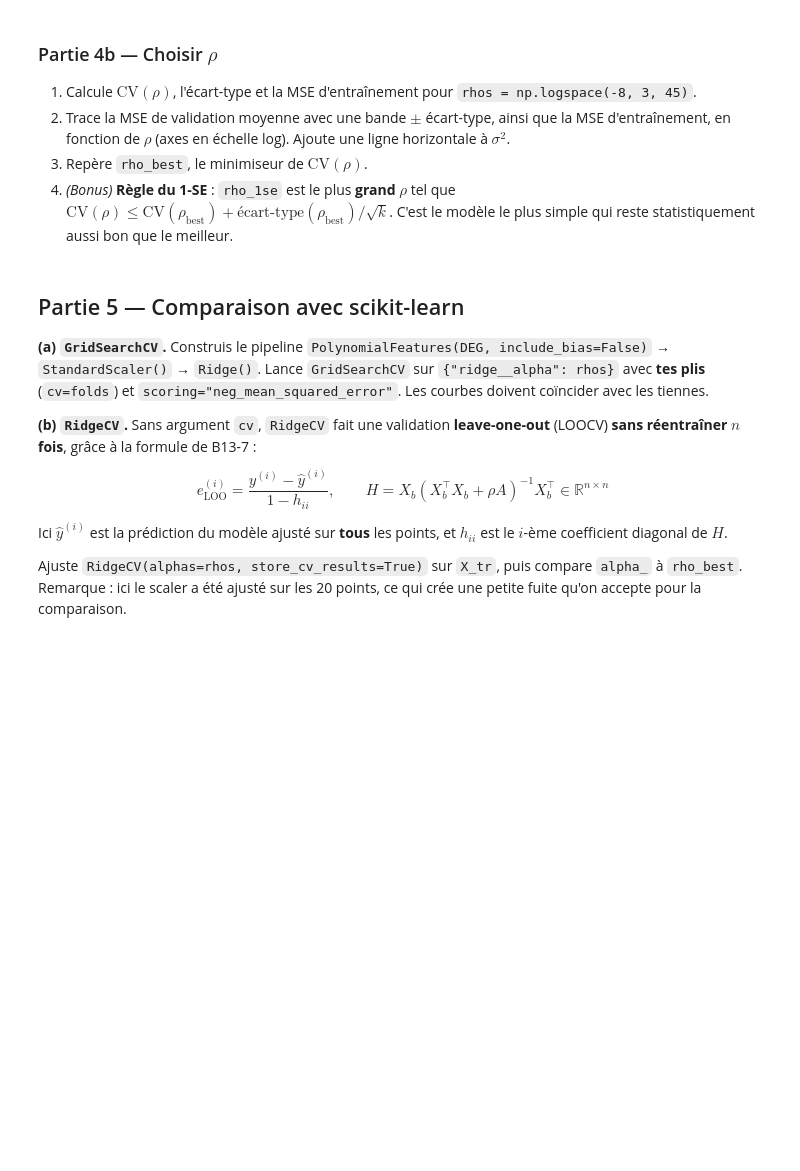
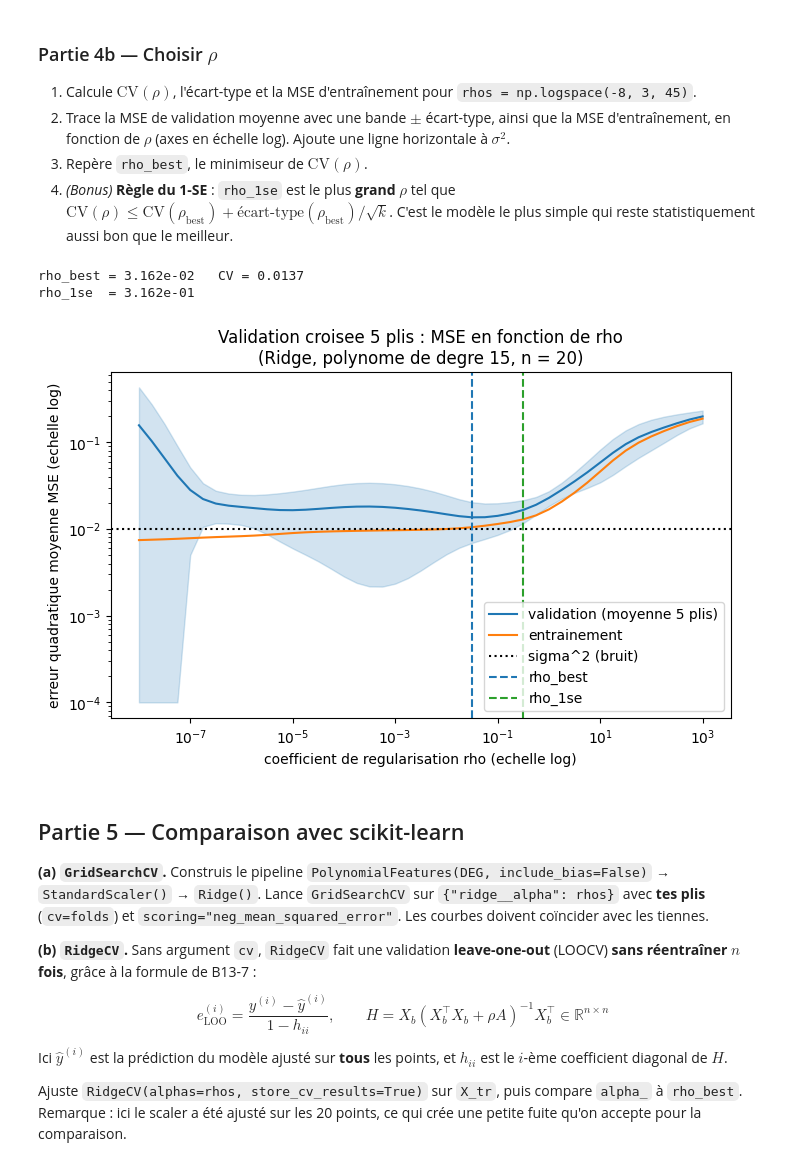
Before and after one commit to Cody-ai-cloud/sessions_calculs, a Jupyter notebook: B13_ridge_validation_croisee.ipynb, the cells around one changed output. Drawn from its saved outputs; the diff is of its cells as text; code cells hidden in the pictures; blank space fills up the shorter version.

Commit message:
B13 : avancement final ridge et validation croisee

```diff
--- a/B13_ridge_validation_croisee.ipynb
+++ b/B13_ridge_validation_croisee.ipynb
@@ -291,8 +291,32 @@ True
 4. *(Bonus)* **Règle du 1-SE** : `rho_1se` est le plus **grand** $\rho$ tel que $\text{CV}(\rho) \leq \text{CV}(\rho_{\text{best}}) + \text{écart-type}(\rho_{\text{best}}) / \sqrt{k}$. C'est le modèle le plus simple qui reste statistiquement aussi bon que le meilleur.
 # %%
 rhos = np.logspace(-8, 3, 45)
+folds = kfold_indices(len(x_tr), k=5, seed=0)
 
-# TODO : resultats = tableau (45, 3) ; rho_best ; rho_1se ; graphique
+resultats = np.array([cv_mse(x_tr, y_tr, r, folds) for r in rhos])
+cv_moy, cv_std, tr_moy = resultats.T
+
+i_best = np.argmin(cv_moy)
+rho_best = rhos[i_best]
+seuil = cv_moy[i_best] + cv_std[i_best] / np.sqrt(len(folds))
+rho_1se = rhos[np.max(np.where(cv_moy <= seuil)[0])]
+print(f"rho_best = {rho_best:.3e}   CV = {cv_moy[i_best]:.4f}")
+print(f"rho_1se  = {rho_1se:.3e}")
+
+plt.loglog(rhos, cv_moy, color="C0", label="validation (moyenne 5 plis)")
+plt.fill_between(rhos, np.maximum(cv_moy - cv_std, 1e-4), cv_moy + cv_std, color="C0", alpha=0.2)
+plt.loglog(rhos, tr_moy, color="C1", label="entrainement")
+plt.axhline(SIGMA ** 2, color="k", ls=":", label="sigma^2 (bruit)")
+plt.axvline(rho_best, color="C0", ls="--", label="rho_best")
+plt.axvline(rho_1se, color="C2", ls="--", label="rho_1se")
+plt.title("Validation croisee 5 plis : MSE en fonction de rho\n(Ridge, polynome de degre 15, n = 20)")
+plt.xlabel("coefficient de regularisation rho (echelle log)")
+plt.ylabel("erreur quadratique moyenne MSE (echelle log)")
+plt.legend(); plt.show()
+# %% [output]
+rho_best = 3.162e-02   CV = 0.0137
+rho_1se  = 3.162e-01
+[figure, added]
 # %% [markdown]
 ## Partie 5 — Comparaison avec scikit-learn
 
```
Also changed, not shown: parts of 3 cells of this notebook.
